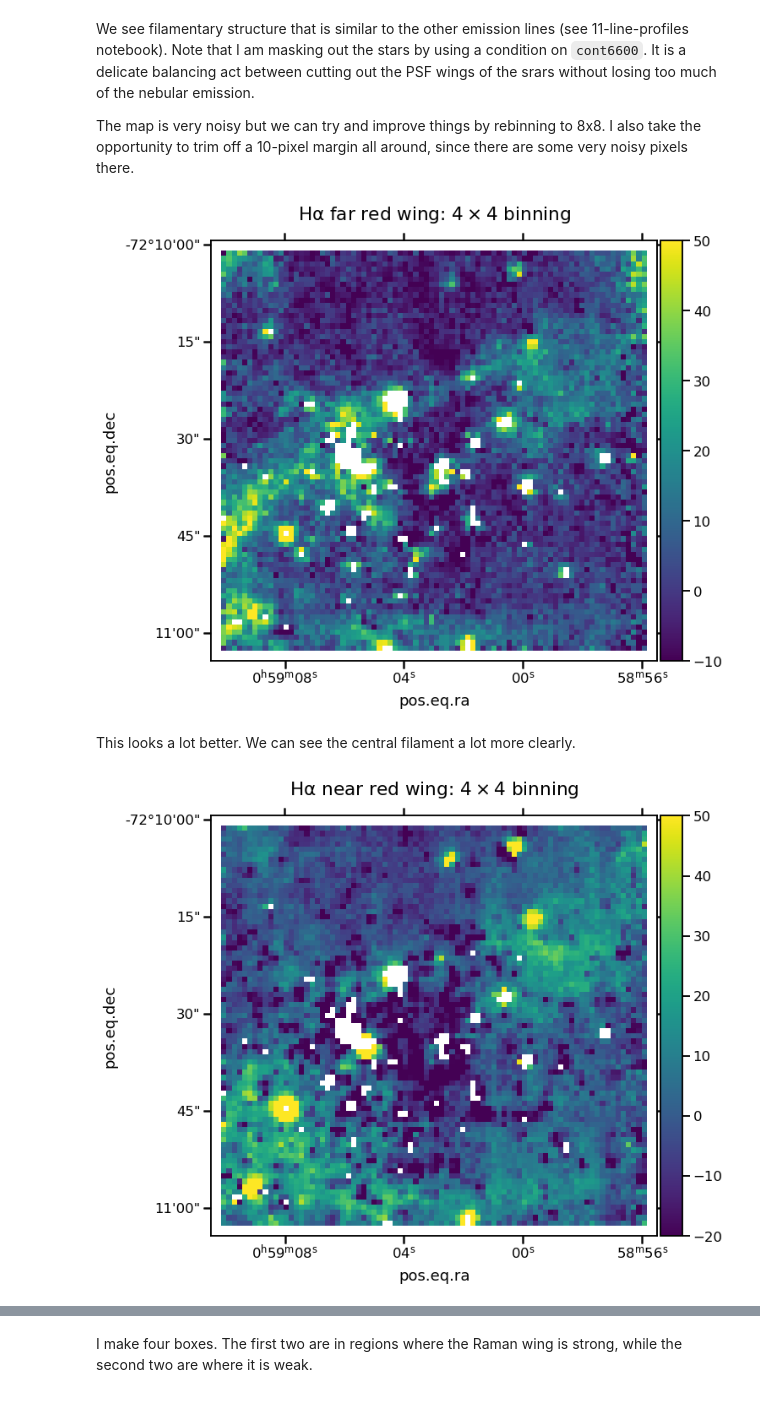
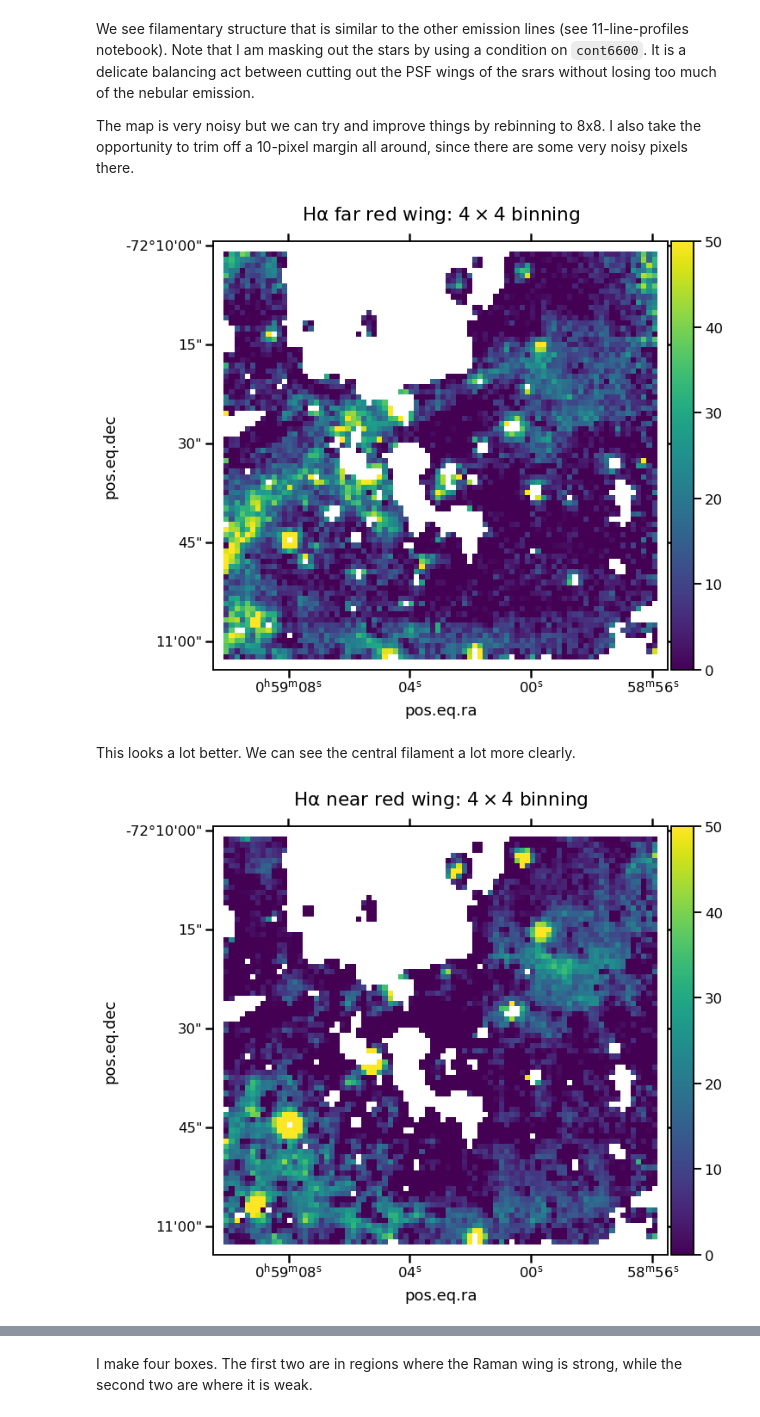
Before and after one commit to will-henney/muse-hii-regions, a Jupyter notebook: notebooks/02-00-raman-wings.ipynb, the cells around one changed output, grey strips where cells are left out. Cells and saved outputs as stored; diff of their text form; code cells hidden in the pictures.

Commit message:
Raman wings - continuum subtraction and maps in the R, B bands

```diff
--- a/notebooks/02-00-raman-wings.ipynb
+++ b/notebooks/02-00-raman-wings.ipynb
@@ -20,0 +29,7 @@ WARNING: UnitsWarning: '1e-20 erg/s/cm  2/Angstrom' contains multiple slashes, w
+# %%
+cont6600 = hacube.select_lambda(6600.0, 6620.0).mean(axis=0)
+hacore = (hacube.select_lambda(6560.0, 6572.0) - cont6600).sum(axis=0)
+fig = plt.figure(figsize=(10, 10))
+negmask = (hacore.data < 0.0)
+hacore.mask = hacore.mask | negmask
+hacore.plot(scale="sqrt", vmax=1e5)
@@ -21 +39,3 @@ WARNING: UnitsWarning: '1e-20 erg/s/cm  2/Angstrom' contains multiple slashes, w
+# %%
+hacube.mask = hacube.mask | negmask[None, :, :]
 # %% [markdown]
@@ -50,13 +75,13 @@ So the red wing and blue wing look like they are definitely there. The red wing
 # %% [markdown]
 First, make an image of the outer red wing:
 # %%
-cont6600 = cube.select_lambda(6600.0, 6620.0).mean(axis=0)
-wing = (cube.select_lambda(6591.0, 6600.0) - cont6600).sum(axis=0)
+cont6600 = hacube.select_lambda(6600.0, 6620.0).mean(axis=0)
+wing = (hacube.select_lambda(6591.0, 6600.0) - cont6600).sum(axis=0)
 fig = plt.figure(figsize=(10, 10))
 wing.mask = wing.mask | (cont6600.data > 400.0)
 wing.plot(
     use_wcs=True,
-    vmin=-10,
+    vmin=0,
     vmax=50,
     cmap="viridis",
     scale="linear",
@@ -83,7 +108,7 @@ wing.mask[:, :margin] = True
 wing.mask[:, -margin:] = True
 wing.rebin(4).plot(
     use_wcs=True,
-    vmin=-10,
+    vmin=0,
     vmax=50,
     cmap="viridis",
     scale="linear",
@@ -95,31 +120,31 @@ fig.axes[0].set_title(
     pad=25,
 );
 # %% [output]
-[figure, old version]
+[figure, new version]
 # %% [markdown]
 This looks a lot better.  We can see the central filament a lot more clearly.
 # %%
-inwing = (cube.select_lambda(6578.0, 6583.0) - cont6600).sum(axis=0)
+inwing = (hacube.select_lambda(6578.0, 6583.0) - cont6600).sum(axis=0)
 fig = plt.figure(figsize=(10, 10))
 inwing.mask = inwing.mask | (cont6600.data > 400.0)
 margin = 10
 inwing.mask[:margin, :] = True
 inwing.mask[-margin:, :] = True
 inwing.mask[:, :margin] = True
 inwing.mask[:, -margin:] = True
 inwing.rebin(4).plot(
     use_wcs=True,
-    vmin=-20,
+    vmin=0,
     vmax=50,
     cmap="viridis",
     scale="linear",
     colorbar="v",
 )
 fig.axes[0].set_title(
     r"Hα near red wing: $4\times4$ binning",
     fontsize="large",
     pad=25,
 );
 # %% [output]
-[figure, old version]
+[figure, new version]
 # %%
```
Also changed, not shown: parts of 49 cells of this notebook, 2 other files.
